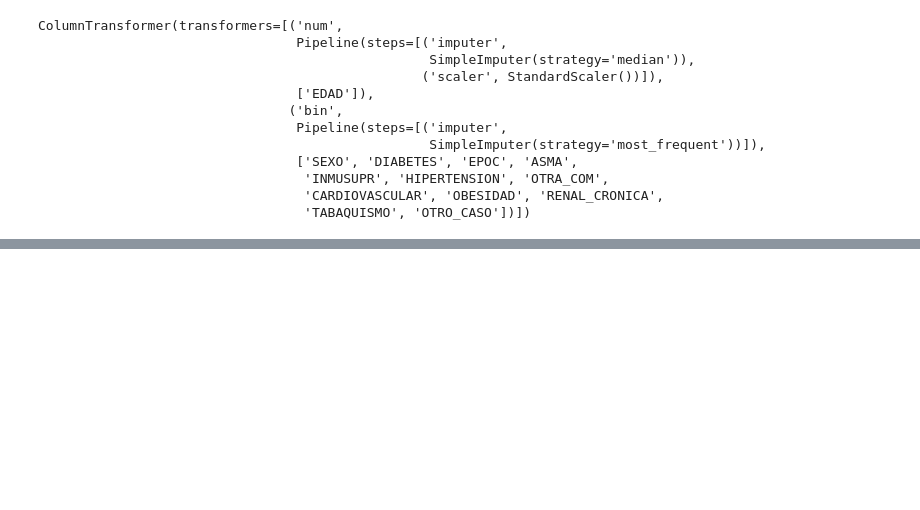
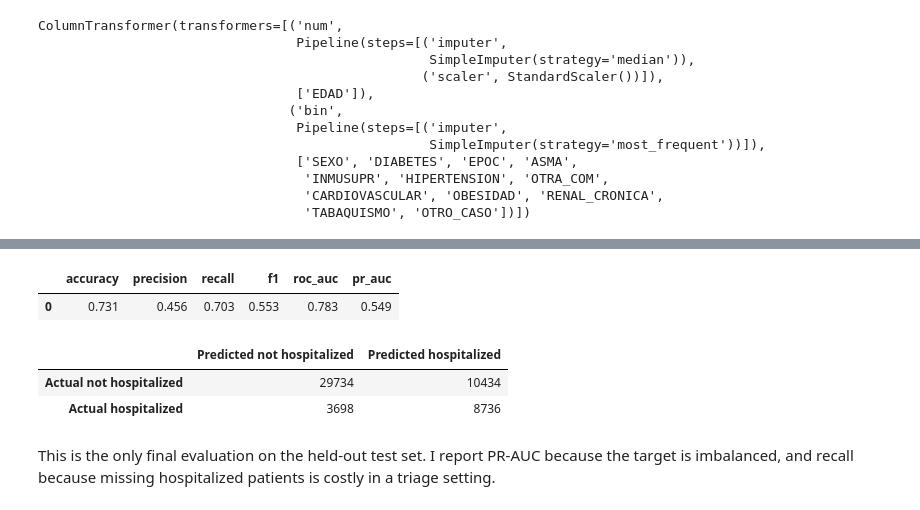
Before and after one commit to DiegoGarces95/Machine_Learning_COVID19, a Jupyter notebook: yuqi_mlproj.ipynb, the cells around one changed output, grey strips where cells are left out. Saved outputs shown, nothing was run; the diff lists cells and outputs as text; code cells hidden in the pictures; blank space fills up the shorter version.

```diff
--- a/yuqi_mlproj.ipynb
+++ b/yuqi_mlproj.ipynb
@@ -740,0 +998,50 @@ Before running the model comparison, I expect random forest to perform well beca
+# %%
+from sklearn.metrics import (
+    accuracy_score,
+    precision_score,
+    recall_score,
+    f1_score,
+    roc_auc_score,
+    average_precision_score,
+    confusion_matrix
+)
+
+# Get the best fitted pipeline from the hyperparameter search
+# RandomizedSearchCV refits the best model on the full training set by default
+best_model = rf_search.best_estimator_
+
+# Predict labels on the test set
+y_test_pred = best_model.predict(X_test)
+
+# Predict probabilities for the positive class: hospitalized = 1
+y_test_proba = best_model.predict_proba(X_test)[:, 1]
+
+# Calculate final test-set metrics
+final_results = {
+    "accuracy": accuracy_score(y_test, y_test_pred),
+    "precision": precision_score(y_test, y_test_pred, zero_division=0),
+    "recall": recall_score(y_test, y_test_pred, zero_division=0),
+    "f1": f1_score(y_test, y_test_pred, zero_division=0),
+    "roc_auc": roc_auc_score(y_test, y_test_proba),
+    "pr_auc": average_precision_score(y_test, y_test_proba)
+}
+
+pd.DataFrame([final_results]).round(3)
+# %% [output]
+|  | accuracy | precision | recall | f1 | roc_auc | pr_auc |
+| 0 | 0.731 | 0.456 | 0.703 | 0.553 | 0.783 | 0.549 |
+# %%
+# Confusion matrix for the final model
+final_cm = confusion_matrix(y_test, y_test_pred)
+
+pd.DataFrame(
+    final_cm,
+    index=["Actual not hospitalized", "Actual hospitalized"],
+    columns=["Predicted not hospitalized", "Predicted hospitalized"]
+)
+# %% [output]
+|  | Predicted not hospitalized | Predicted hospitalized |
+| Actual not hospitalized | 29734 | 10434 |
+| Actual hospitalized | 3698 | 8736 |
+# %% [markdown]
+This is the only final evaluation on the held-out test set. I report PR-AUC because the target is imbalanced, and recall because missing hospitalized patients is costly in a triage setting.
```
Also changed, not shown: parts of 28 cells of this notebook.
